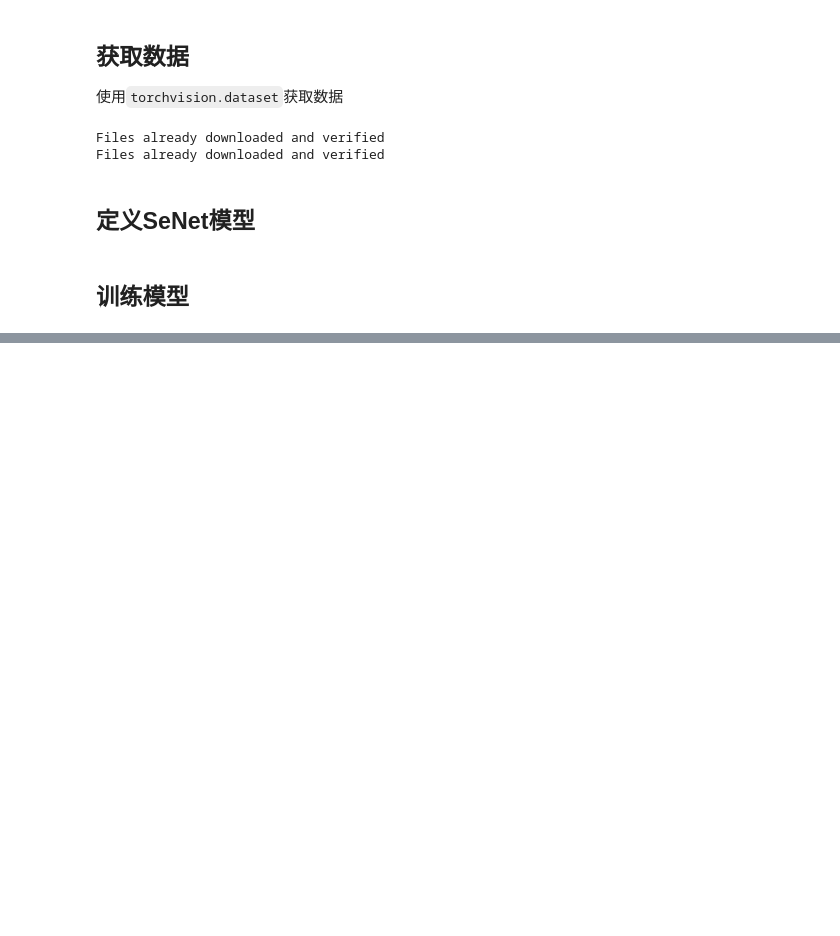
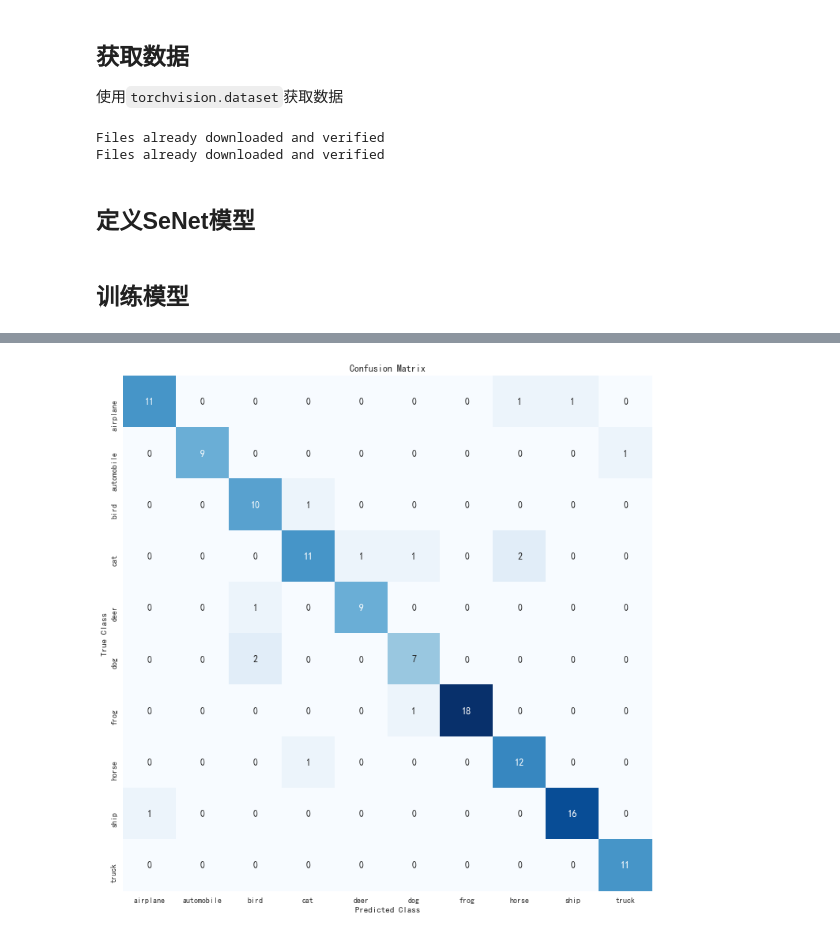
Before and after one commit to madao33/computer-vision-learning, a Jupyter notebook: SeNet/codes/SeNet.ipynb, the cells around one changed output, grey strips where cells are left out. Cells and saved outputs as stored; diff of their text form; code cells hidden in the pictures; blank space fills up the shorter version.

```diff
--- a/SeNet/codes/SeNet.ipynb
+++ b/SeNet/codes/SeNet.ipynb
@@ -180,0 +220,15 @@ for epoch in range(1, EPOCHS + 1):
+# %%
+from sklearn.metrics import confusion_matrix, accuracy_score, precision_score, f1_score
+import seaborn as sns
+import matplotlib.pyplot as plt
+import pandas as pd
+%matplotlib inline
+sns.set()
+# %%
+for images, labels in test_loader:
+    pred = torch.argmax(net(images), axis=1)
+    print('confusion_matrix: \n', confusion_matrix(pred, labels))
+    print('accuracy_score:', accuracy_score(pred, labels))
+    print('precision_score:', precision_score(pred, labels, average='micro'))
+    print('f1-score:', f1_score(pred, labels, average='micro'))
+    break
@@ -180,0 +259,3 @@ for epoch in range(1, EPOCHS + 1):
+# %%
+conf_mat = confusion_matrix(labels, pred)
+conf_mat
@@ -180,0 +273,3 @@ for epoch in range(1, EPOCHS + 1):
+# %%
+df = pd.DataFrame(conf_mat, index=test_dataset.classes, columns=test_dataset.classes)
+df
@@ -180,0 +288,11 @@ for epoch in range(1, EPOCHS + 1):
+# %%
+# 绘制混淆矩阵图
+plt.figure(figsize=(12, 12))
+plt.rcParams['font.sans-serif']=['SimHei']
+sns.heatmap(df, annot=True, cbar=None, cmap="Blues")
+plt.title("Confusion Matrix")
+plt.ylabel("True Class")
+plt.xlabel("Predicted Class")
+plt.show()
+# %% [output]
+[figure, added]
```
Also changed, not shown: parts of 9 cells of this notebook.
